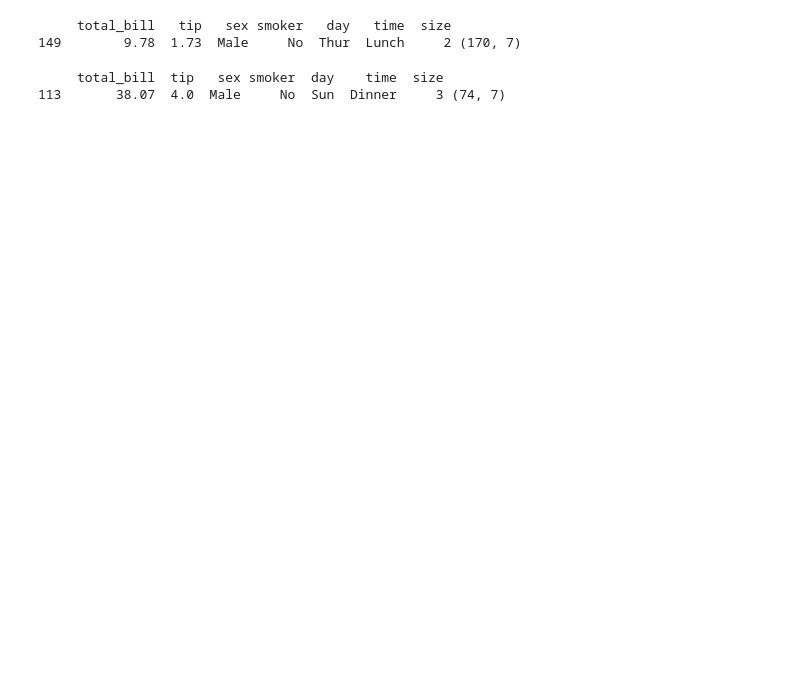
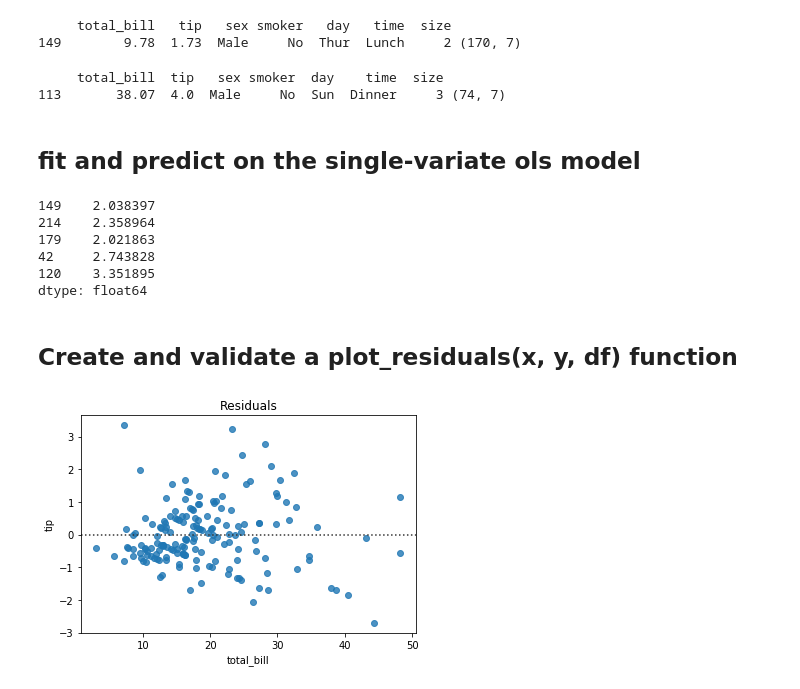
Before and after one commit to faithkane3/zillow_project, a Jupyter notebook: evaluate_walkthrough.ipynb, the cells around one changed output. Drawn from its saved outputs; the diff is of its cells as text; code cells hidden in the pictures; blank space fills up the shorter version.

Commit message:
Commit exercise complete with functions in notebook and .py file

```diff
--- a/evaluate_walkthrough.ipynb
+++ b/evaluate_walkthrough.ipynb
@@ -56,0 +59,2 @@ y_test = test[['tip']]
+# %% [markdown]
+## fit and predict on the single-variate ols model
@@ -56,0 +63,32 @@ y_test = test[['tip']]
+# %%
+ols_yhat = ols_model.predict(X_train)
+ols_yhat.head()
+# %% [output]
+149    2.038397
+214    2.358964
+179    2.021863
+42     2.743828
+120    3.351895
+dtype: float64
+# %% [markdown]
+## Create and validate a plot_residuals(x, y, df) function
+# %%
+def plot_residuals(x, y, df):
+    """
+    Takes:
+           x, feature string
+           y, target string
+           df
+    Returns:
+           plot of the residuals from linear regression
+           of y on x
+    """
+    sns.residplot(x, y, df)
+    plt.title('Residuals')
+    plt.xlabel(x)
+    plt.ylabel(y)
+    plt.show()
+# %%
+plot_residuals('total_bill', 'tip', train)
+# %% [output]
+[figure, added]
```
Also changed, not shown: parts of 30 cells of this notebook, 2 other files.
